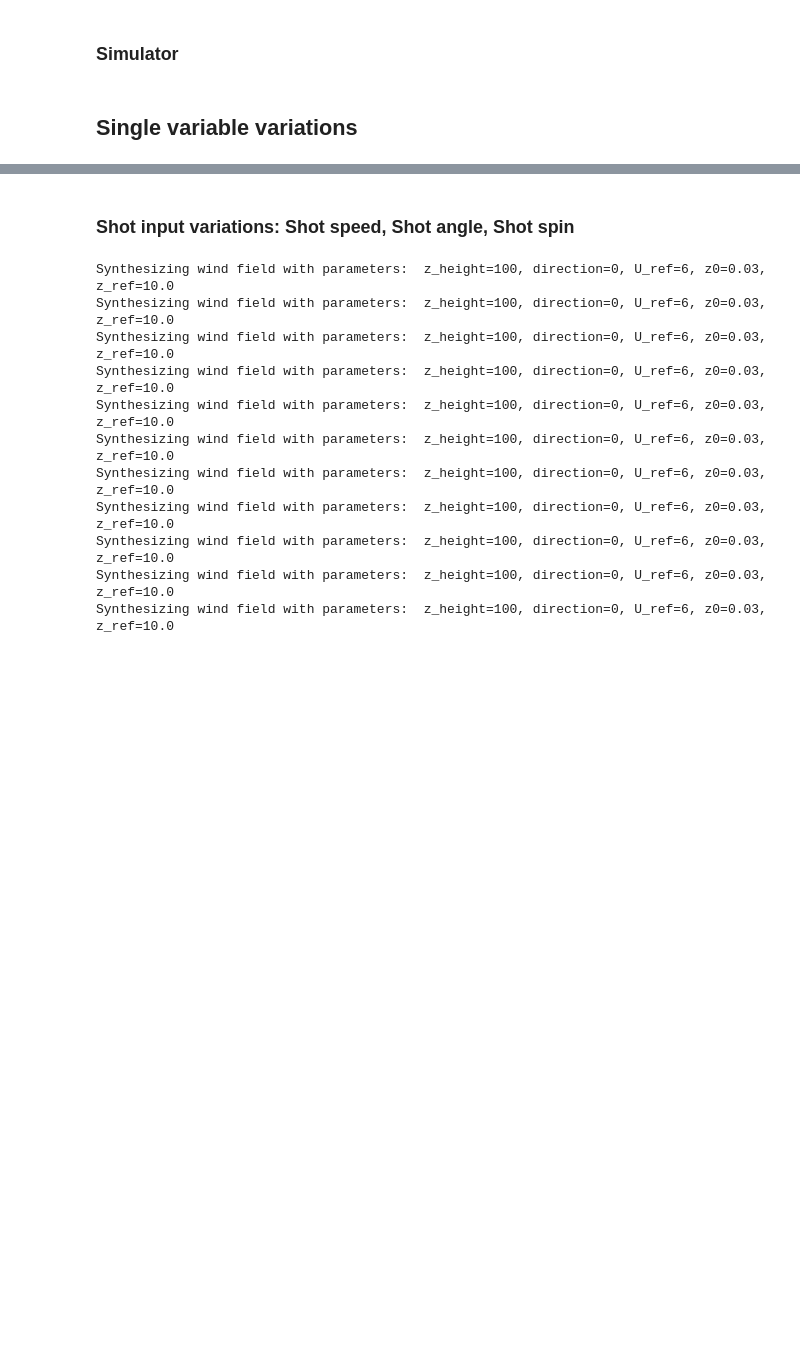
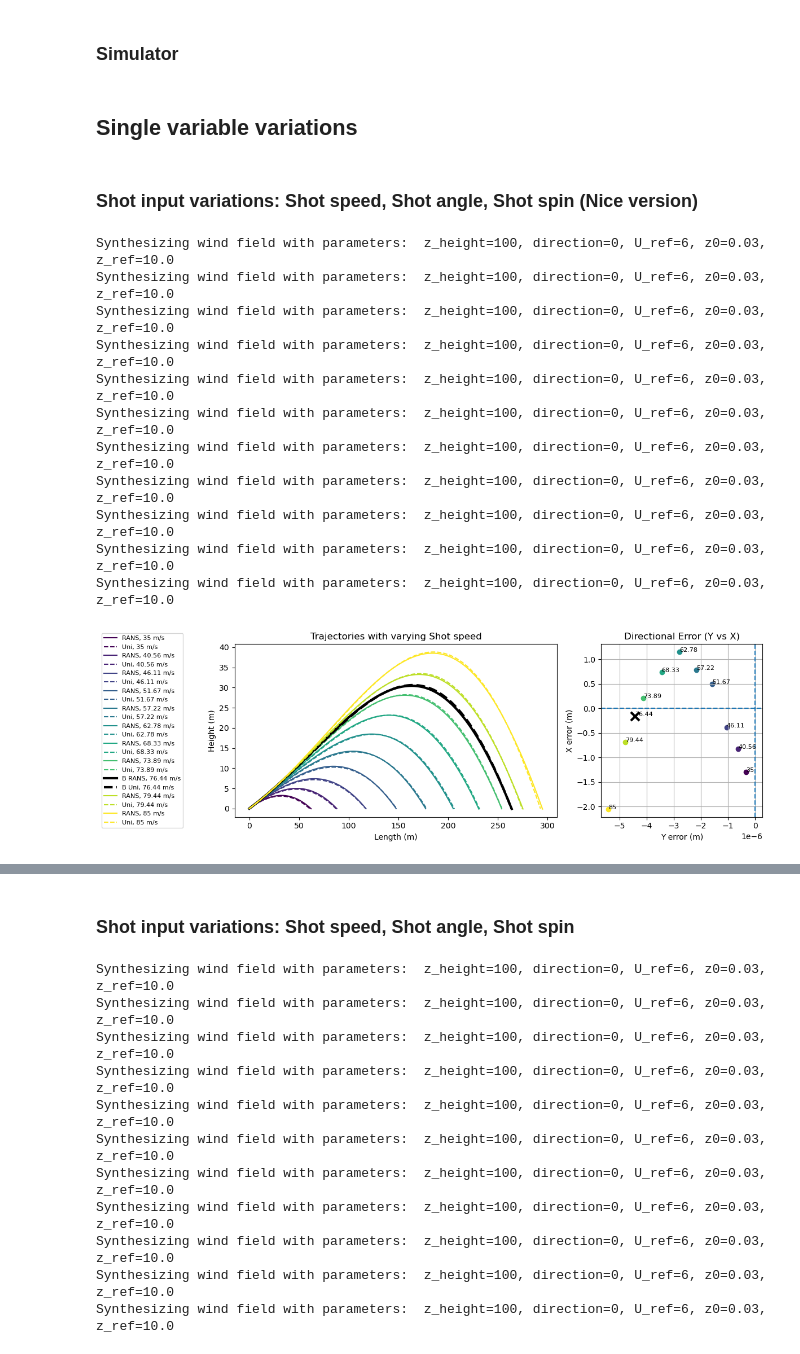
Before and after one commit to JacobManniche/Bachelor_legeplads, a Jupyter notebook: demos/comparison uniform vs rans.ipynb, the cells around one changed output, grey strips where cells are left out. Cells and saved outputs as stored; diff of their text form; code cells hidden in the pictures; blank space fills up the shorter version.

Commit message:
uni_RANS nice plots fix

```diff
--- a/demos/comparison uniform vs rans.ipynb
+++ b/demos/comparison uniform vs rans.ipynb
@@ -20,7 +20,7 @@ from Tracer.solvers import solver_rk45, solver_euler
 ### Simulator
 # %%
 # Rans file
-datafile = r'C:\Users\allpe\OneDrive\Skrivebord\DTU\Bachelorprojekt\Bachelor_legeplads\demos\nc files\flowdata_z005m_2m_cartesian.nc'
+datafile = r'C:\Users\jacob\OneDrive - Danmarks Tekniske Universitet\UNI\6 semester\Bachelor\Bachelor_legeplads\demos\nc files\flowdata_0.05m_2m_cartesian.nc'
 
 # play field parameters - dont touch unless necessary
 P0=np.array([0, 0, 0])
@@ -398,2 +485,19 @@ def varying_two_parameters(param1_key, param2_key,
 # %% [markdown]
 ## Single variable variations
+# %% [markdown]
+### Shot input variations: Shot speed, Shot angle, Shot spin (Nice version)
+# %%
+varying_parameter_nice("shot_speed")
+# %% [output]
+Synthesizing wind field with parameters:  z_height=100, direction=0, U_ref=6, z0=0.03, z_ref=10.0
+Synthesizing wind field with parameters:  z_height=100, direction=0, U_ref=6, z0=0.03, z_ref=10.0
+Synthesizing wind field with parameters:  z_height=100, direction=0, U_ref=6, z0=0.03, z_ref=10.0
+Synthesizing wind field with parameters:  z_height=100, direction=0, U_ref=6, z0=0.03, z_ref=10.0
+Synthesizing wind field with parameters:  z_height=100, direction=0, U_ref=6, z0=0.03, z_ref=10.0
+Synthesizing wind field with parameters:  z_height=100, direction=0, U_ref=6, z0=0.03, z_ref=10.0
+Synthesizing wind field with parameters:  z_height=100, direction=0, U_ref=6, z0=0.03, z_ref=10.0
+Synthesizing wind field with parameters:  z_height=100, direction=0, U_ref=6, z0=0.03, z_ref=10.0
+Synthesizing wind field with parameters:  z_height=100, direction=0, U_ref=6, z0=0.03, z_ref=10.0
+Synthesizing wind field with parameters:  z_height=100, direction=0, U_ref=6, z0=0.03, z_ref=10.0
+Synthesizing wind field with parameters:  z_height=100, direction=0, U_ref=6, z0=0.03, z_ref=10.0
+[figure, added]
```
Also changed, not shown: parts of 7 cells of this notebook.
